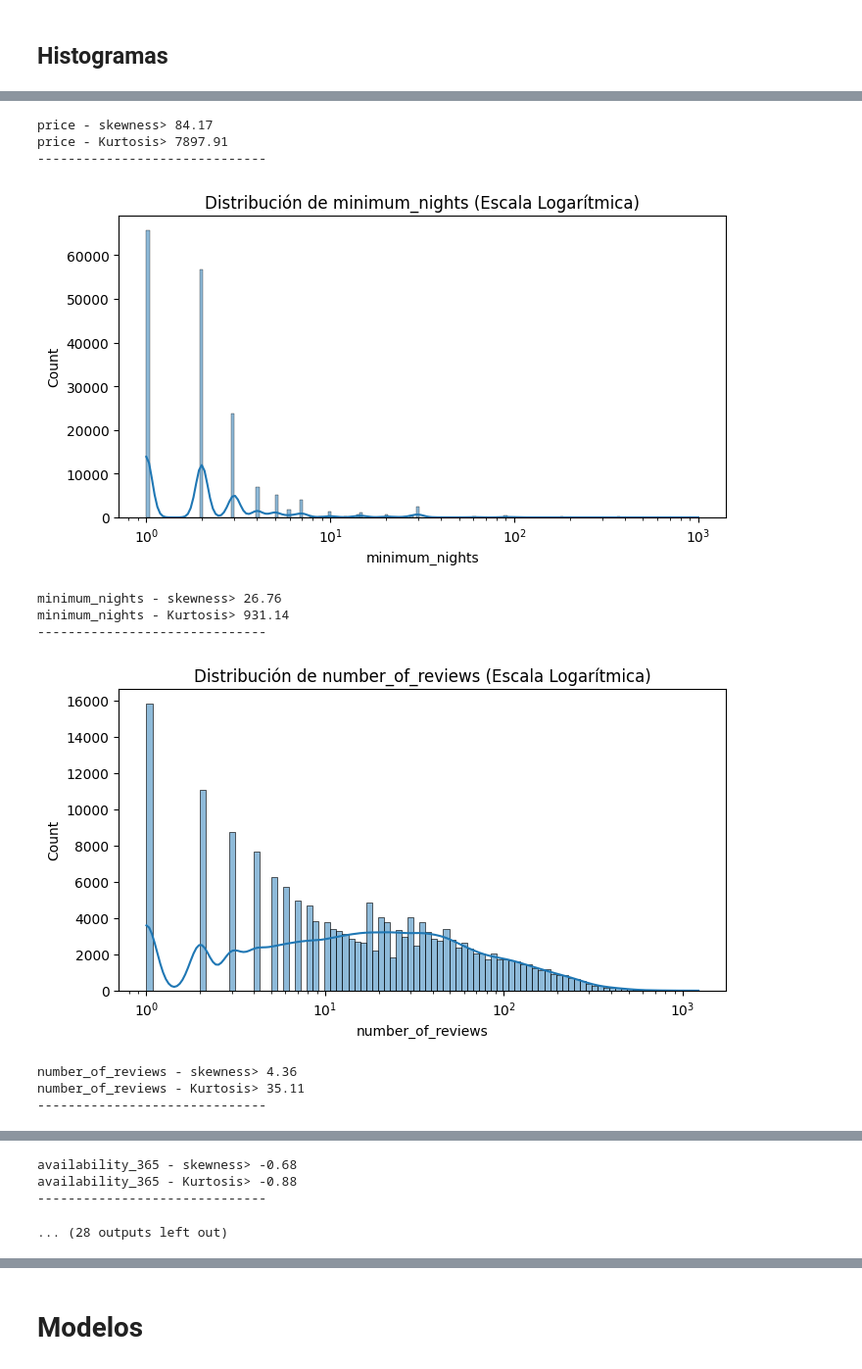
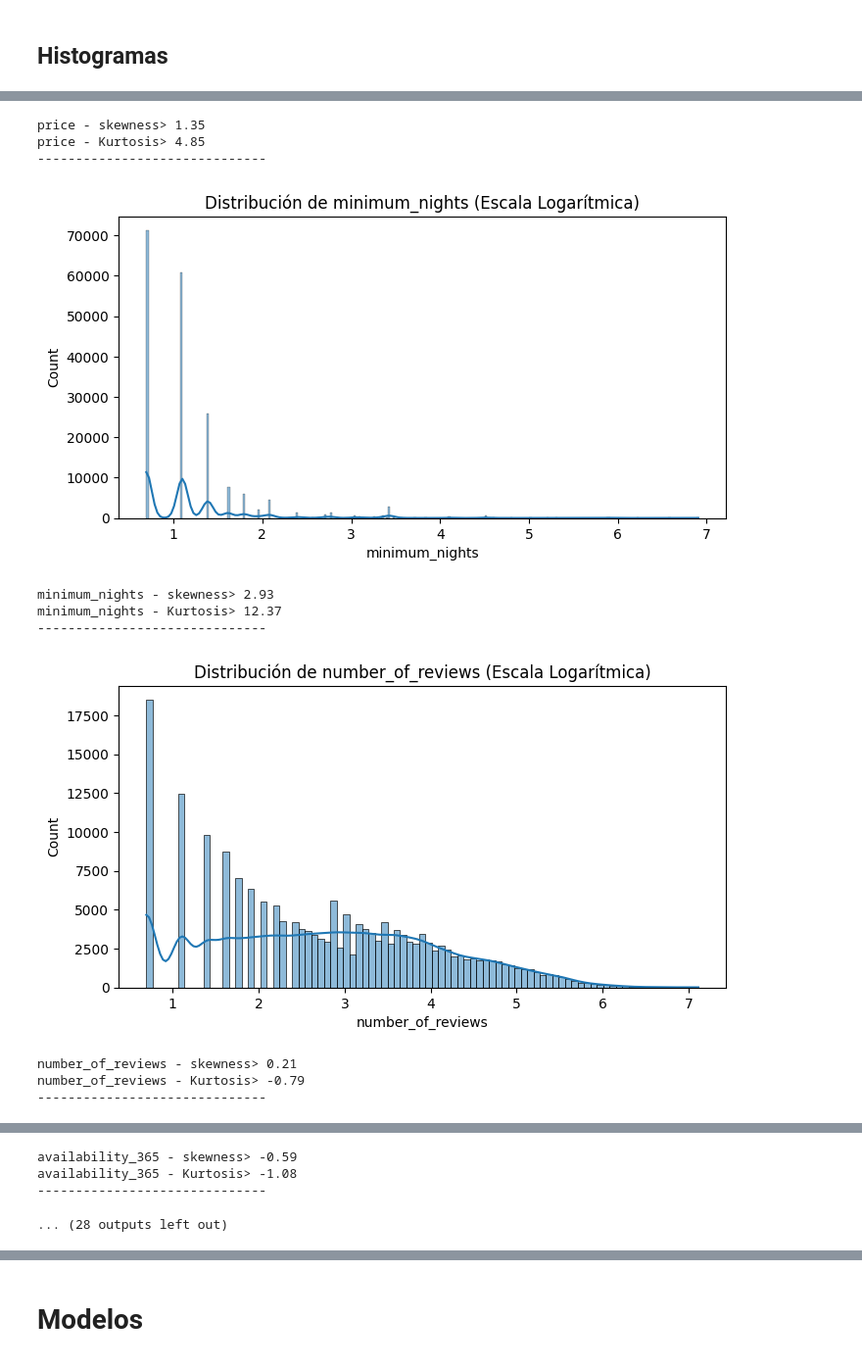
Before and after one commit to branxeto/TareaDataSciene, a Jupyter notebook: Model.ipynb, the cells around one changed output, grey strips where cells are left out. Shown at 98% size. Saved outputs shown, nothing was run; the diff lists cells and outputs as text; code cells hidden in the pictures.

```diff
--- a/Model.ipynb
+++ b/Model.ipynb
@@ -24,5 +24,5 @@ Num GPUs Available:  0
 Built with CUDA: True
 # %%
 df = pd.read_csv('Datos/santiago_actualizado_final_REAL.csv')
-df = df.dropna()
+#df = df.dropna()
 df = df.drop(['id'], axis = 1)
@@ -37,7 +115,7 @@ for columna in df.select_dtypes(include=[np.number]).columns:
     plt.figure(figsize=(8, 4))
 
     if columna in variables_con_log:
-        sns.histplot(df[columna], kde=True, log_scale=True)
+        sns.histplot(df[columna], kde=True)
         plt.title(f'Distribución de {columna} (Escala Logarítmica)')
     else:
         sns.histplot(df[columna], kde=True)
@@ -60,11 +138,11 @@ longitude - Kurtosis> 8.56
-price - skewness> 84.17
-price - Kurtosis> 7897.91
+price - skewness> 1.35
+price - Kurtosis> 4.85
 ------------------------------
-[figure, old version]
+[figure, new version]
-minimum_nights - skewness> 26.76
-minimum_nights - Kurtosis> 931.14
+minimum_nights - skewness> 2.93
+minimum_nights - Kurtosis> 12.37
 ------------------------------
-[figure, old version]
+[figure, new version]
-number_of_reviews - skewness> 4.36
-number_of_reviews - Kurtosis> 35.11
+number_of_reviews - skewness> 0.21
+number_of_reviews - Kurtosis> -0.79
 ------------------------------
@@ -72,5 +150,5 @@ number_of_reviews - Kurtosis> 35.11
-availability_365 - skewness> -0.68
-availability_365 - Kurtosis> -0.88
+availability_365 - skewness> -0.59
+availability_365 - Kurtosis> -1.08
 ------------------------------
 ... (28 outputs left out)
 # %%
```
Also changed, not shown: parts of 25 cells of this notebook.
